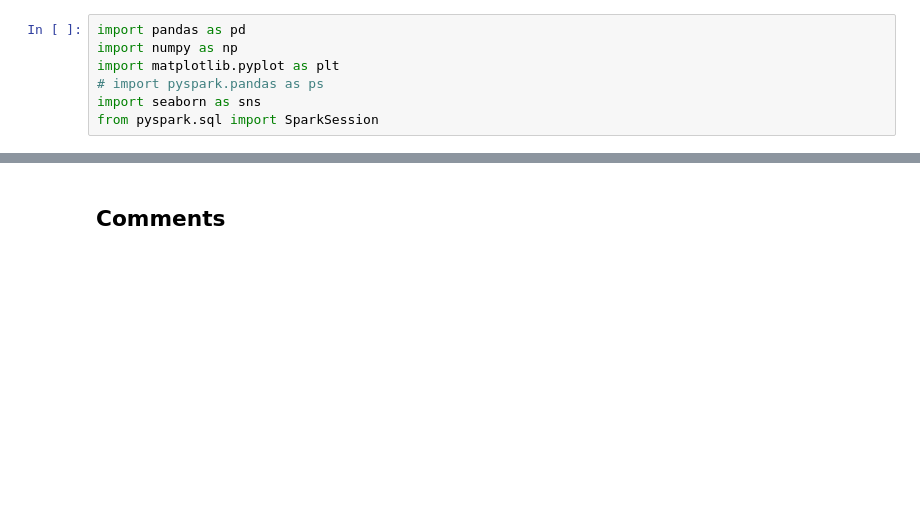
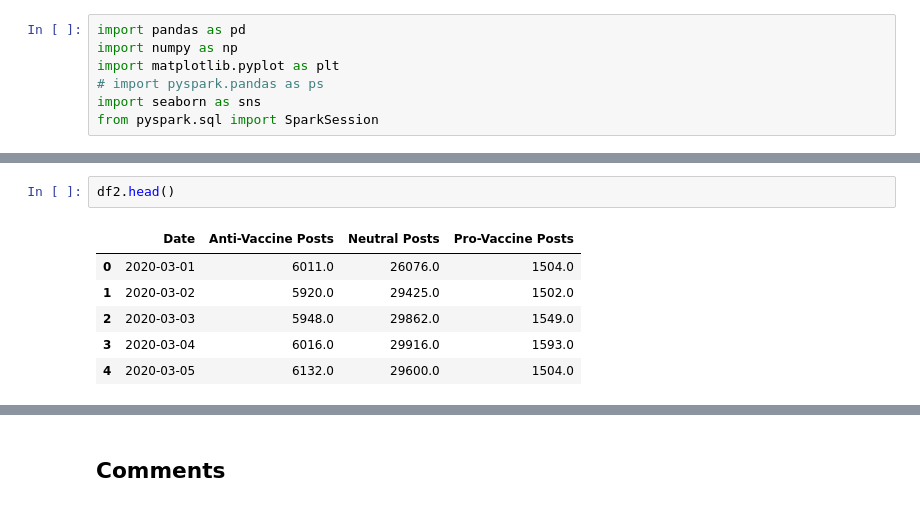
Before and after one commit to jvschlierf/networkthesis, a Jupyter notebook: analysis/EDA_posts.ipynb, the cells around one changed output, grey strips where cells are left out. Drawn from its saved outputs; the diff is of its cells as text; blank space fills up the shorter version.

```diff
--- a/analysis/EDA_posts.ipynb
+++ b/analysis/EDA_posts.ipynb
@@ -213,0 +57,9 @@ plt.bar(comments[0:10].subreddit, comments[0:10].posts)
+# %%
+df2.head()
+# %% [output]
+|  | Date | Anti-Vaccine Posts | Neutral Posts | Pro-Vaccine Posts |
+| 0 | 2020-03-01 | 6011.0 | 26076.0 | 1504.0 |
+| 1 | 2020-03-02 | 5920.0 | 29425.0 | 1502.0 |
+| 2 | 2020-03-03 | 5948.0 | 29862.0 | 1549.0 |
+| 3 | 2020-03-04 | 6016.0 | 29916.0 | 1593.0 |
+| 4 | 2020-03-05 | 6132.0 | 29600.0 | 1504.0 |
```
Also changed, not shown: parts of 47 cells of this notebook, 1 other file.
